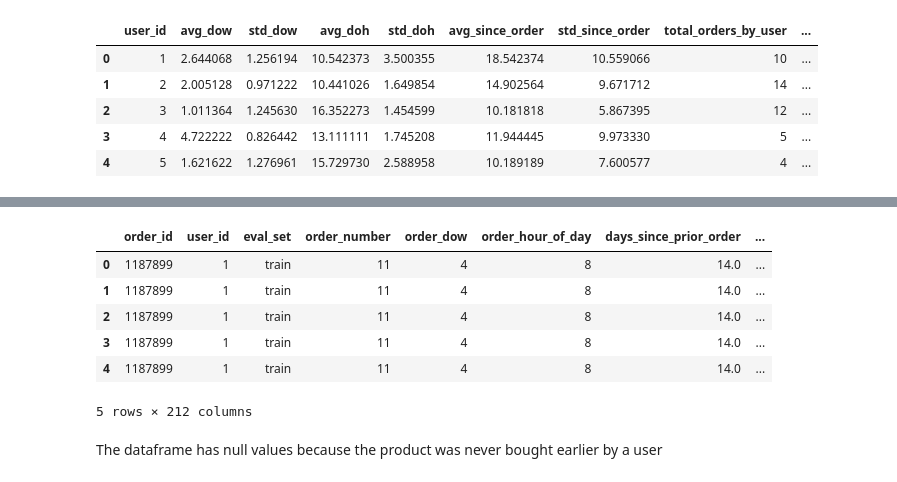
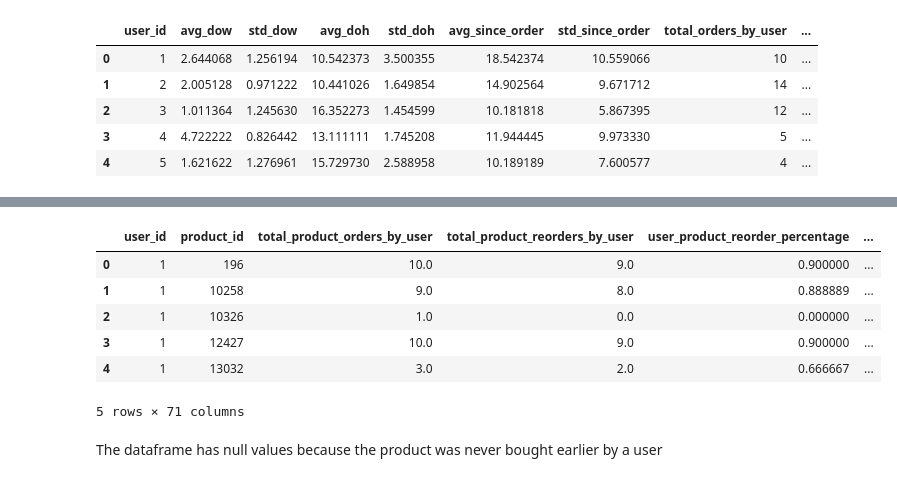
Before and after one commit to archd3sai/Instacart-Market-Basket-Analysis, a Jupyter notebook: Data Preparation.ipynb, the cells around one changed output, grey strips where cells are left out. Cells and saved outputs as stored; diff of their text form; code cells hidden in the pictures.

```diff
--- a/Data Preparation.ipynb
+++ b/Data Preparation.ipynb
@@ -65,0 +99,3 @@ df.head()
+# %%
+df = df.merge(train_orders, on = ['user_id', 'product_id'], how = 'outer')
+df.head()
@@ -65,0 +111,6 @@ df.head()
+# %%
+df.order_number.fillna(df.groupby('user_id')['order_number'].transform('mean'), inplace = True)
+df.order_dow.fillna(df.groupby('user_id')['order_dow'].transform('mean'), inplace = True)
+df.order_hour_of_day.fillna(df.groupby('user_id')['order_hour_of_day'].transform('mean'), inplace = True)
+df.days_since_prior_order.fillna(df.groupby('user_id')['days_since_prior_order'].\
+                                                             transform('mean'), inplace = True)
@@ -66,3 +129,5 @@ df.head()
+# %%
+df = df[df.reordered != 0]
 # %%
 df.shape
 # %% [output]
@@ -69,0 +137,4 @@ df.shape
+# %%
+df.reordered.fillna(0, inplace = True)
+
+df.isnull().sum()
@@ -98,16 +189,15 @@ user_product_features.head()
 # %%
 df = df.merge(product_features, on = 'product_id', how = 'left')
 df = df.merge(user_features, on = 'user_id', how = 'left')
-df = df.merge(user_product_features, on = ['user_id', 'product_id'], how = 'left')
 df.head()
 # %% [output]
-|  | order_id | user_id | eval_set | order_number | order_dow | order_hour_of_day | days_since_prior_order | ... |
-| 0 | 1187899 | 1 | train | 11 | 4 | 8 | 14.0 | ... |
-| 1 | 1187899 | 1 | train | 11 | 4 | 8 | 14.0 | ... |
-| 2 | 1187899 | 1 | train | 11 | 4 | 8 | 14.0 | ... |
-| 3 | 1187899 | 1 | train | 11 | 4 | 8 | 14.0 | ... |
-| 4 | 1187899 | 1 | train | 11 | 4 | 8 | 14.0 | ... |
+|  | user_id | product_id | total_product_orders_by_user | total_product_reorders_by_user | user_product_reorder_percentage | ... |
+| 0 | 1 | 196 | 10.0 | 9.0 | 0.900000 | ... |
+| 1 | 1 | 10258 | 9.0 | 8.0 | 0.888889 | ... |
+| 2 | 1 | 10326 | 1.0 | 0.0 | 0.000000 | ... |
+| 3 | 1 | 12427 | 10.0 | 9.0 | 0.900000 | ... |
+| 4 | 1 | 13032 | 3.0 | 2.0 | 0.666667 | ... |
-5 rows × 212 columns
+5 rows × 71 columns
 # %% [markdown]
 The dataframe has null values because the product was never bought earlier by a user
 # %%
```
Also changed, not shown: parts of 44 cells of this notebook, 3 other files.
